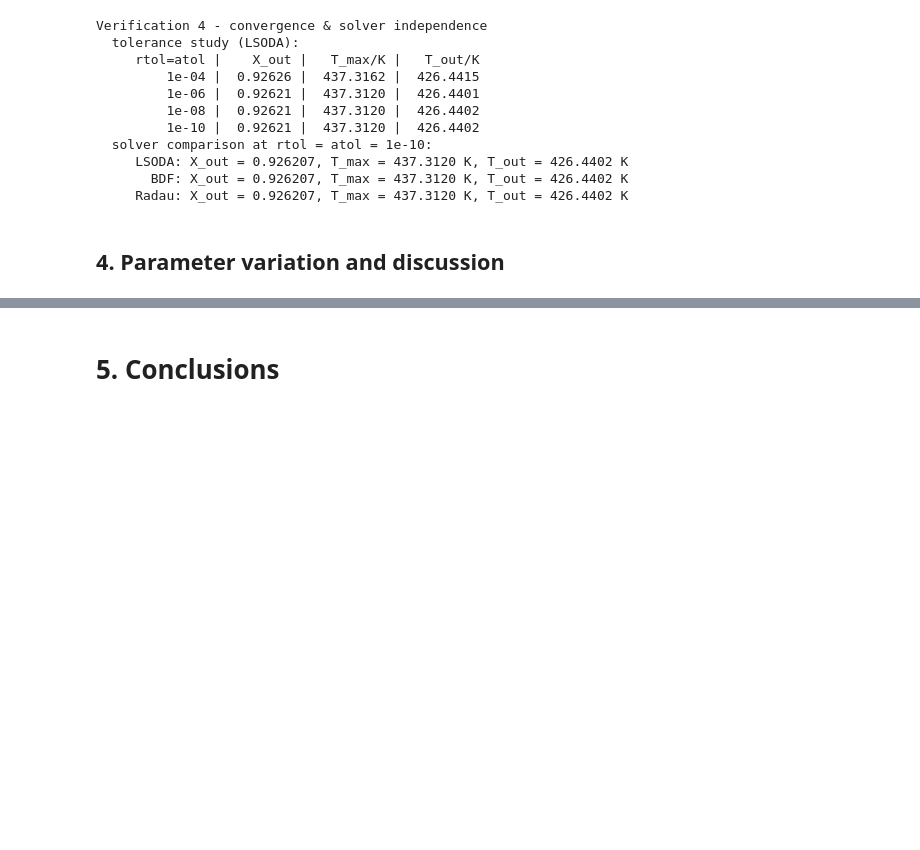
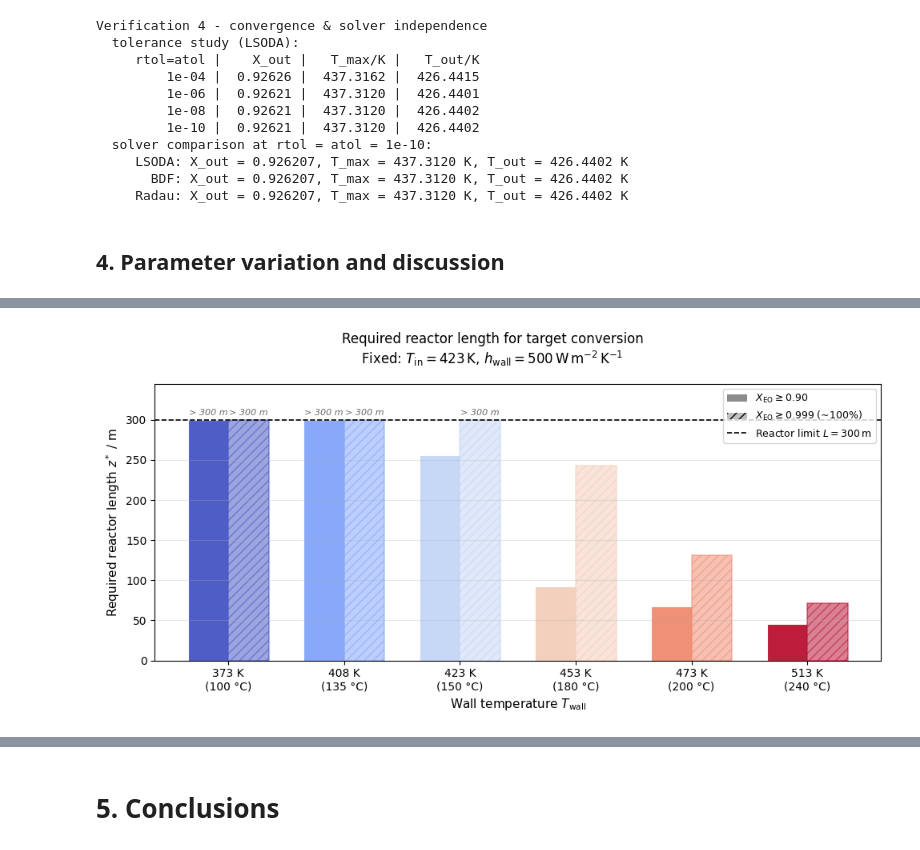
Before and after one commit to PeterSchoenung/CRE3-Assignment-3, a Jupyter notebook: CRT_3_assignment_3_26_Group_5.ipynb, the cells around one changed output, grey strips where cells are left out. Saved outputs shown, nothing was run; the diff lists cells and outputs as text; code cells hidden in the pictures; blank space fills up the shorter version.

```diff
--- a/CRT_3_assignment_3_26_Group_5.ipynb
+++ b/CRT_3_assignment_3_26_Group_5.ipynb
@@ -464,8 +466,7 @@ def solve_default(method, rtol, atol):
     """Solve the default polytropic case; return (X_out, T_max, T_out).
     Uses dense output evaluated on a fixed fine grid so that the hot-spot
     temperature T_max is captured consistently across all solvers."""
-    s = integ.solve_ivp(PFTR, (0.0, L), [c_EO_in, 0.0, T_in],
-                        method=method, rtol=rtol, atol=atol, dense_output=True)
+    s = integ.solve_ivp(PFTR, (0.0, L), [c_EO_in, 0.0, T_in], method=method, rtol=rtol, atol=atol, dense_output=True)
     zz = np.linspace(0.0, L, 3001)
     cc, _, TT = s.sol(zz)
     return 1.0 - cc[-1] / c_EO_in, TT.max(), TT[-1]
@@ -627,0 +743,94 @@ fig.subplots_adjust(left=0.055, right=0.95, top=0.90, bottom=0.22, wspace=0.32)
+# %%
+# ============================================================
+# Section 4.2 — Bar chart: reactor length required for target conversion
+#               Targets: X >= 0.95 and X >= 0.999 (~100%)
+#               If target not reached within L = 300 m: bar capped at 300 m,
+#               annotated with "> 300 m"
+# ============================================================
+
+X_target_95  = 0.90
+X_target_100 = 0.999   # numerical proxy for "complete" conversion
+
+def length_to_target(X_profile, z_profile, X_target):
+    """Return the axial position z [m] at which X first exceeds X_target.
+
+    If the target is never reached, returns None.
+    """
+    idx = np.argmax(X_profile >= X_target)   # first True index
+    if X_profile[idx] < X_target:            # argmax returns 0 if never True
+        return None
+    return z_profile[idx]
+
+# Collect required lengths for all T_wall cases
+L_95  = []
+L_100 = []
+
+for (z, _, _, _, X) in results_42:
+    L_95.append( length_to_target(X, z, X_target_95))
+    L_100.append(length_to_target(X, z, X_target_100))
+
+# --- Plotting ---
+T_wall_labels = [f"{Tw:.0f} K\n({Tw - 273.15:.0f} °C)" for Tw in T_wall_values]
+
+x_pos   = np.arange(len(T_wall_values))   # bar group positions
+width   = 0.35                             # bar half-width
+cap     = L_fixed                         # cap value for "not reached" bars [m]
+cap_clr = "dimgray"                        # color for annotation text
+
+fig, ax = plt.subplots(figsize=(10, 5))
+
+for i, (l95, l100, col) in enumerate(zip(L_95, L_100, colors_42)):
+
+    # --- X >= 0.95 bar ---
+    val_95  = l95  if l95  is not None else cap
+    bar_95  = ax.bar(x_pos[i] - width/2, val_95,  width, color=col, alpha=0.9,
+                     edgecolor="white", linewidth=0.8, label="_nolegend_")
+    if l95 is None:
+        ax.text(x_pos[i] - width/2, cap + 4, "> 300 m",
+                ha="center", va="bottom", fontsize=8, color=cap_clr, fontstyle="italic")
+
+    # --- X >= 0.999 bar ---
+    val_100 = l100 if l100 is not None else cap
+    bar_100 = ax.bar(x_pos[i] + width/2, val_100, width, color=col, alpha=0.5,
+                     edgecolor=col, linewidth=1.2, hatch="///", label="_nolegend_")
+    if l100 is None:
+        ax.text(x_pos[i] + width/2, cap + 4, "> 300 m",
+                ha="center", va="bottom", fontsize=8, color=cap_clr, fontstyle="italic")
+
+# Reference line at 300 m (reactor limit)
+ax.axhline(cap, color="black", ls="--", lw=1.2, label=r"Reactor limit $L = 300\,\mathrm{m}$")
+
+# Axis formatting
+ax.set_xticks(x_pos)
+ax.set_xticklabels(T_wall_labels, fontsize=10)
+ax.set_xlabel(r"Wall temperature $T_\mathrm{wall}$", fontsize=11)
+ax.set_ylabel(r"Required reactor length $z^*$ / m", fontsize=11)
+ax.set_ylim(0, cap * 1.15)
+ax.grid(axis="y", alpha=0.3)
+
+# Manual legend entries (bar style + line)
+from matplotlib.patches import Patch
+legend_handles = [
+    Patch(facecolor="gray", alpha=0.9,                         label=r"$X_\mathrm{EO} \geq 0.90$"),
+    Patch(facecolor="gray", alpha=0.5, hatch="///",            label=r"$X_\mathrm{EO} \geq 0.999$ (~100%)"),
+    plt.Line2D([0],[0], color="black", ls="--", lw=1.2,        label=r"Reactor limit $L=300\,\mathrm{m}$"),
+]
+ax.legend(handles=legend_handles, loc="upper right", fontsize=9)
+
+fig.suptitle(r"Required reactor length for target conversion"
+             "\n"
+             r"Fixed: $T_\mathrm{in}=423\,\mathrm{K}$, $h_\mathrm{wall}=500\,\mathrm{W\,m^{-2}\,K^{-1}}$",
+             fontsize=12)
+fig.tight_layout()
+plt.show()
+# Print required reactor lengths for all T_wall cases
+print(f"{'T_wall':>12} | {'L (X≥0.90)':>12} | {'L (X≥0.999)':>13}")
+print("-" * 43)
+for Tw, l95, l100 in zip(T_wall_values, L_95, L_100):
+    s95  = f"{l95:.1f} m"  if l95  is not None else "> 300 m"
+    s100 = f"{l100:.1f} m" if l100 is not None else "> 300 m"
+    print(f"{Tw:>9.2f} K | {s95:>12} | {s100:>13}")
+
+fig.savefig("fig_4_2_Twall_variation_wall_length.png", dpi=150, bbox_inches="tight")
+# %% [output]
+[figure, added]
```
Also changed, not shown: parts of 23 cells of this notebook, 11 other files.
